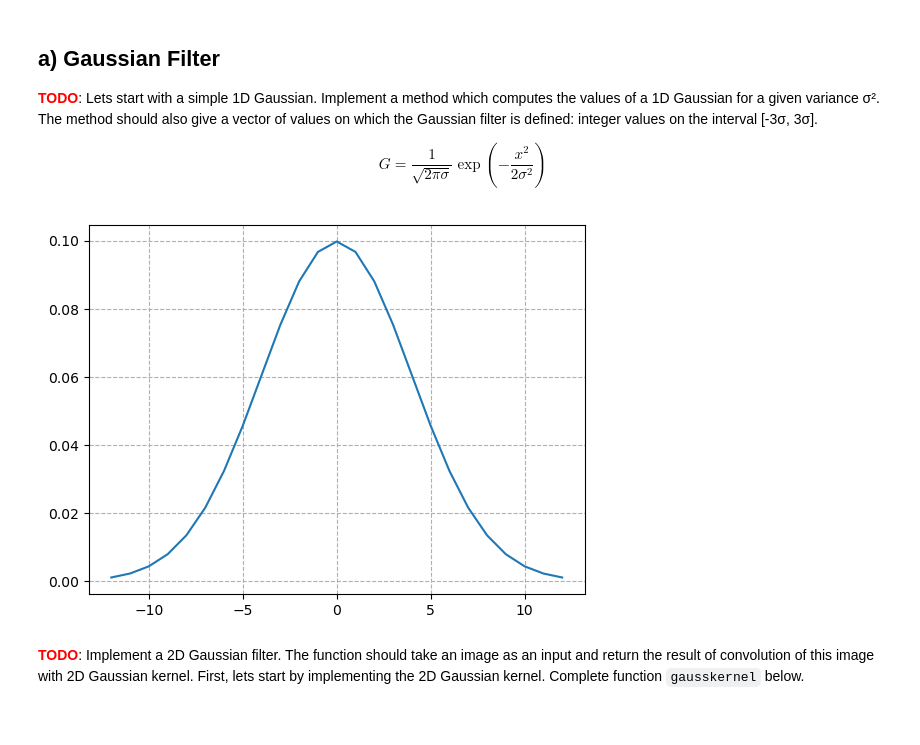
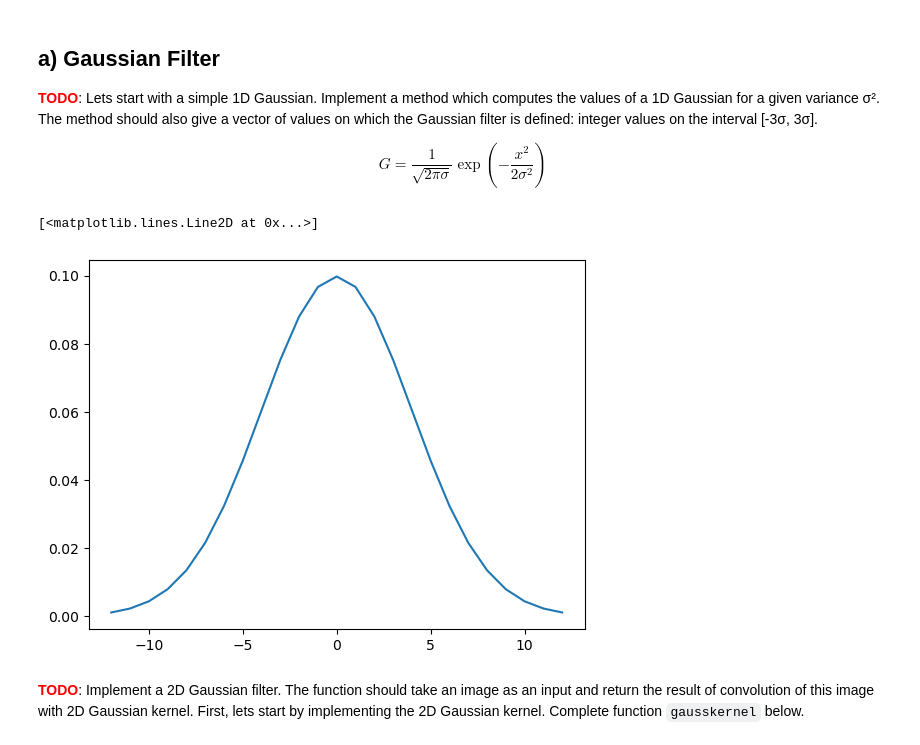
Before and after one commit to limescha22/Higher-Level-Computer-Vision, a Jupyter notebook: A01_Workbook.ipynb, the cells around one changed output. Cells and saved outputs as stored; diff of their text form; code cells hidden in the pictures.

```diff
--- a/A01_Workbook.ipynb
+++ b/A01_Workbook.ipynb
@@ -107,11 +107,11 @@ def gauss(sigma):
 # %%
 # plot your Gauss
 sigma = 4.0
 x, y = gauss(sigma)
 plt.plot(x, y)
-plt.grid(linestyle="--")
 # %% [output]
+[<matplotlib.lines.Line2D at 0x...>]
-[figure, old version]
+[figure, new version]
 # %% [markdown]
 <font color='red'>**TODO**</font>: Implement a 2D Gaussian filter. The function should take an image as an input and return the result of convolution of this image with 2D Gaussian kernel. First, lets start by implementing the 2D Gaussian kernel. Complete function `gausskernel` below.
 # %%
```
Also changed, not shown: parts of 12 cells of this notebook.
